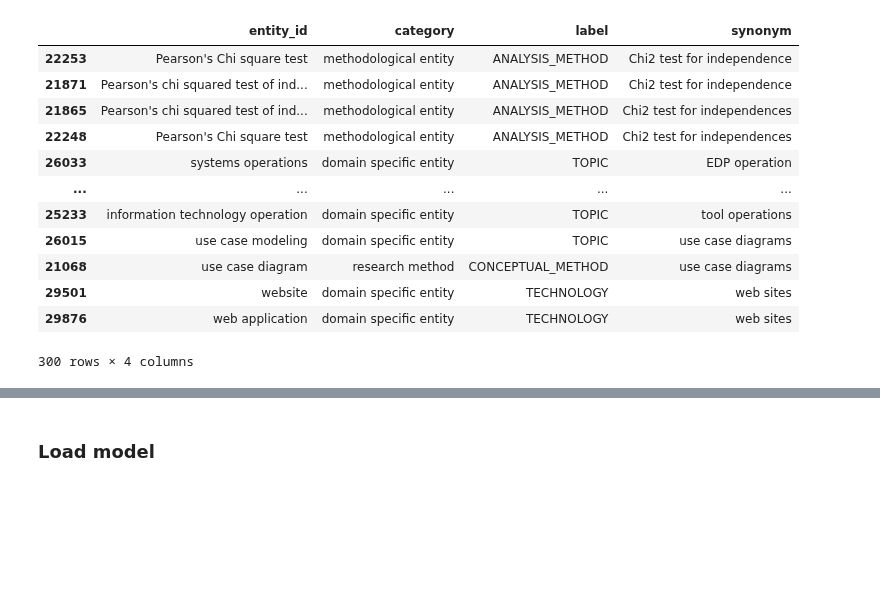
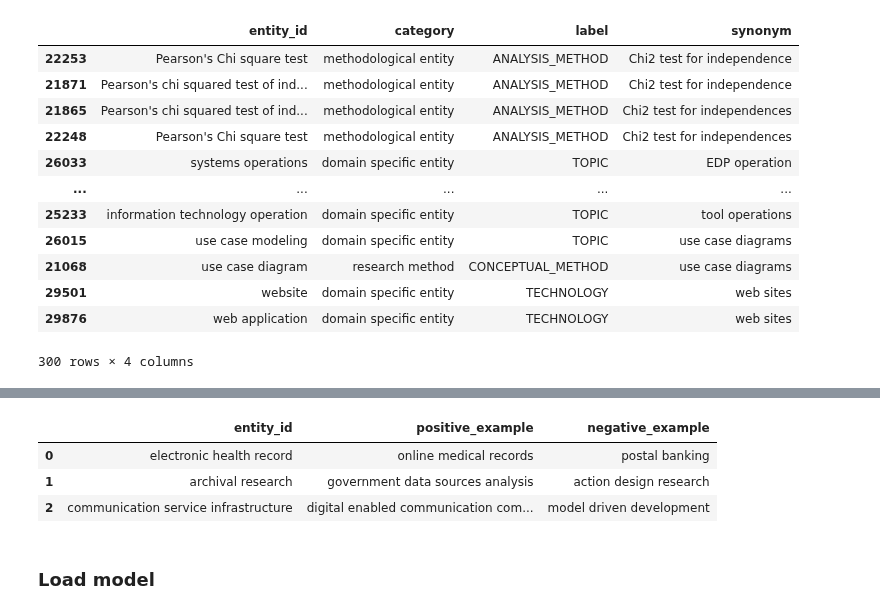
Before and after one commit to Heity94/TWSM_Lab, a Jupyter notebook: Project/Notebooks/PH_SentenceTransfomer_NounPhrases.ipynb, the cells around one changed output, grey strips where cells are left out. Saved outputs shown, nothing was run; the diff lists cells and outputs as text; code cells hidden in the pictures; blank space fills up the shorter version.

```diff
--- a/Project/Notebooks/PH_SentenceTransfomer_NounPhrases.ipynb
+++ b/Project/Notebooks/PH_SentenceTransfomer_NounPhrases.ipynb
@@ -104,3 +117,10 @@ ontology_train_ds_unique = ontology_train.drop_duplicates(subset="synonym")
+# %%
+ontology_train_trip.head(3)
+# %% [output]
+|  | entity_id | positive_example | negative_example |
+| 0 | electronic health record | online medical records | postal banking |
+| 1 | archival research | government data sources analysis | action design research |
+| 2 | communication service infrastructure | digital enabled communication com... | model driven development |
 # %% [markdown]
 ### Load model
 # %%
```
Also changed, not shown: parts of 21 cells of this notebook.
